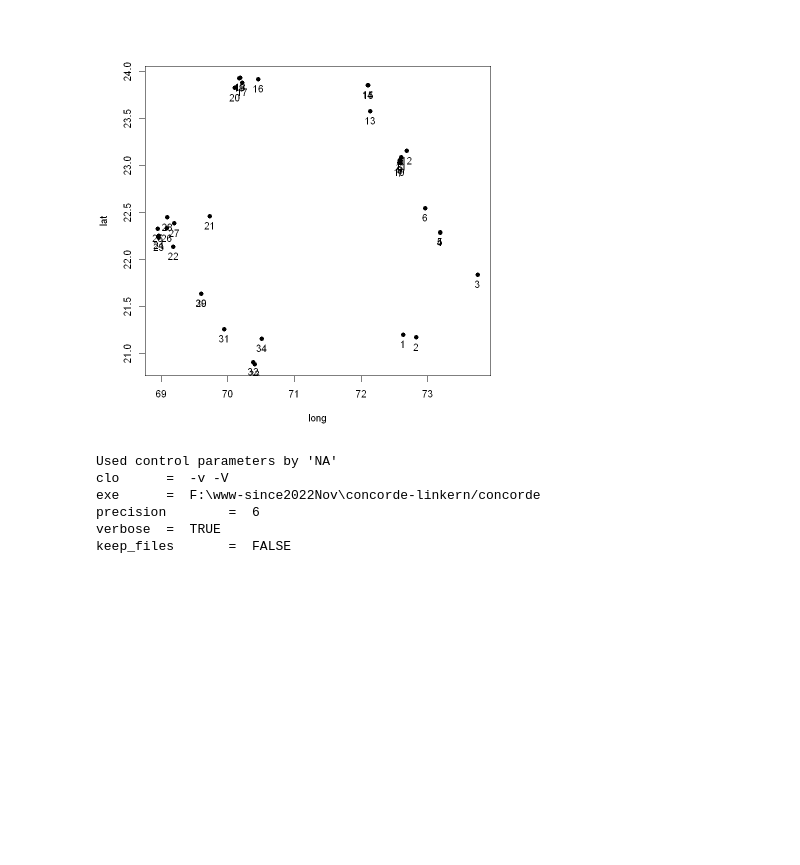
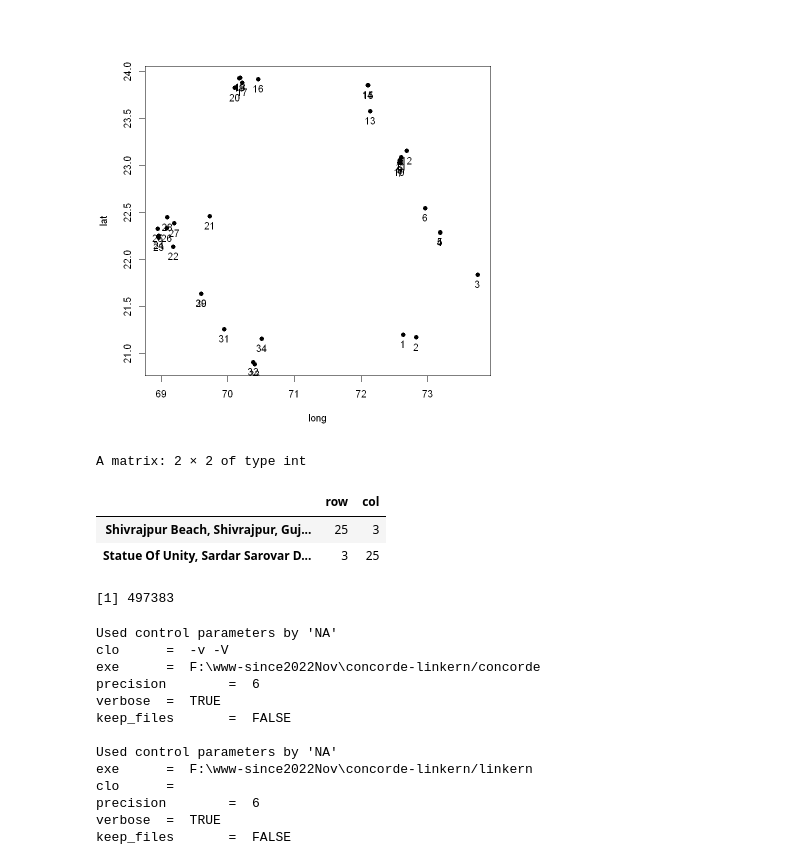
Before and after one commit to yadevinit/mentorship, a Jupyter notebook: TSPinGujarat/TSPinGujarat.ipynb, the cells around one changed output. Drawn from its saved outputs; the diff is of its cells as text; code cells hidden in the pictures; blank space fills up the shorter version.

```diff
--- a/TSPinGujarat/TSPinGujarat.ipynb
+++ b/TSPinGujarat/TSPinGujarat.ipynb
@@ -87,13 +87,26 @@ plot(INGUJ.df[, cLongLat], pch=19) # plot(INGUJ.df$lat, INGUJ.df$long)
   text(INGUJ.df[, cLongLat], pos=1) # , col="blue"
 # %% [output]
 [figure]
+# %%
+tsp.mx <- as.matrix(tsp)
+ij.max.mx <- which.FUN.mx(fn=max, tsp.mx); ij.max.mx
+tsp.mx[ij.max.mx[1,1], ij.max.mx[1,2]]
+# %% [output]
+A matrix: 2 × 2 of type int
+|  | row | col |
+| Shivrajpur Beach, Shivrajpur, Guj... | 25 | 3 |
+| Statue Of Unity, Sardar Sarovar D... | 3 | 25 |
+[1] 497383
 # %%
 tours <- list()
-tours[[1]] <- solve_TSP(tsp) # method= [default: "arbitrary insertion" algorithm with two_opt refinement.]
+tours$'arbitrary_insertion+two_opt' <- solve_TSP(tsp)
+  # method= [default: "arbitrary insertion" algorithm with two_opt refinement.]
 
 # reformulate_ATSP_as_TSP() # coz Concorde solver does not support ATSP.
 ## run concorde in verbose mode (-v) with fast cuts only (-V)
-tours[[2]] <- solve_TSP(tsp, method = "concorde", control = list(clo = "-v -V"))
+tours$concorde <- solve_TSP(tsp, method = "concorde", control = list(clo = "-v -V"))
+  # solve_TSP(tsp, method = "concorde")
+tours$linkern <- solve_TSP(tsp, method = "linkern")
 # tours <- lapply(methods, FUN = function(m) solve_TSP(tsp, method = m))
 # names(tours) <- methods
 # %% [output]
@@ -103,3 +116,10 @@ exe      =  F:\www-since2022Nov\concorde-linkern/concorde
 precision        =  6
 verbose  =  TRUE
 keep_files       =  FALSE
+
+Used control parameters by 'NA'
+exe      =  F:\www-since2022Nov\concorde-linkern/linkern
+clo      =
+precision        =  6
+verbose  =  TRUE
+keep_files       =  FALSE
```
Also changed, not shown: parts of 5 cells of this notebook, 1 other file.
